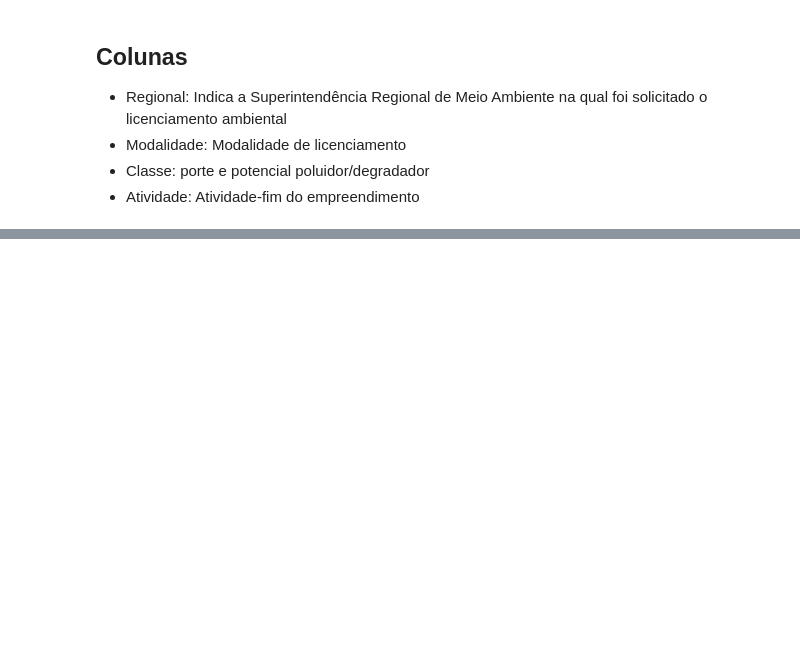
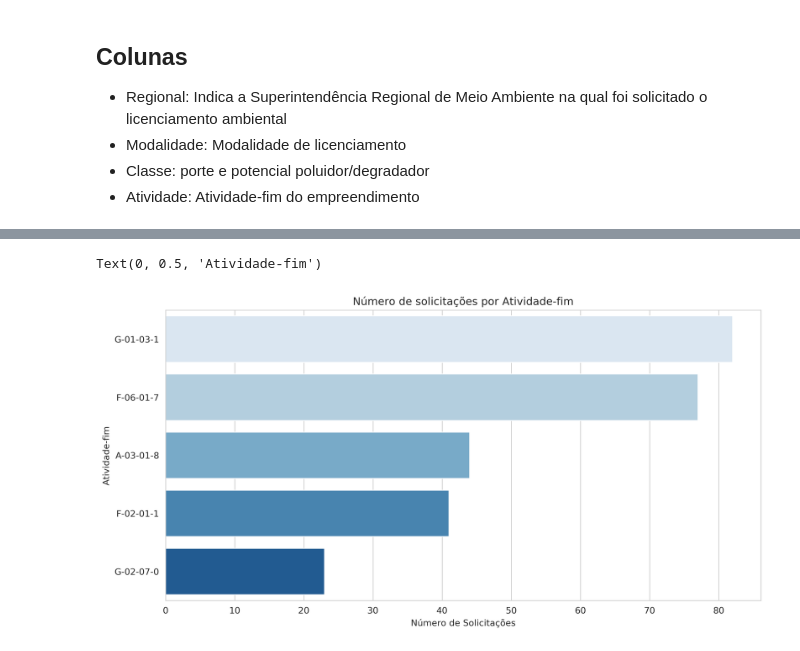
Before and after one commit to jose-de-melo/curso-mineracao-de-dados-aplicada, a Jupyter notebook: aula3-coleta-de-dados/atividade-analise-exploratoria.ipynb, the cells around one changed output, grey strips where cells are left out. Saved outputs shown, nothing was run; the diff lists cells and outputs as text; code cells hidden in the pictures; blank space fills up the shorter version.

```diff
--- a/aula3-coleta-de-dados/atividade-analise-exploratoria.ipynb
+++ b/aula3-coleta-de-dados/atividade-analise-exploratoria.ipynb
@@ -43,0 +196,16 @@ df
+# %%
+def formatar_atividade(atividade):
+    at_quebrada = atividade.split('-')
+
+    cod = ''
+
+
+    cod = at_quebrada[0]
+    for i in range(1, 4):
+        cod += '-' + at_quebrada[i]
+
+    print(cod)
+
+    return cod
+# %%
+df['Codigo-Atividade'] = df['Atividade'].apply(lambda x : formatar_atividade(x))
@@ -43,0 +230,2 @@ df
+# %%
+df['Codigo-Atividade'] = df['Codigo-Atividade'].apply(lambda x: x.replace('\n', ''))
@@ -43,0 +253,16 @@ df
+# %%
+sns.set_style("whitegrid")
+f, ax = plt.subplots(figsize=(12, 6), dpi=300)
+ax = sns.countplot(
+    y="Codigo-Atividade",
+    data=df,
+    order=df['Codigo-Atividade'].value_counts().iloc[:5].index,
+    palette='Blues'
+)
+
+ax.set_title('Número de solicitações por Atividade-fim')
+ax.set_xlabel('Número de Solicitações')
+ax.set_ylabel('Atividade-fim')
+# %% [output]
+Text(0, 0.5, 'Atividade-fim')
+[figure, added]
```
Also changed, not shown: parts of 22 cells of this notebook, 2 other files.
